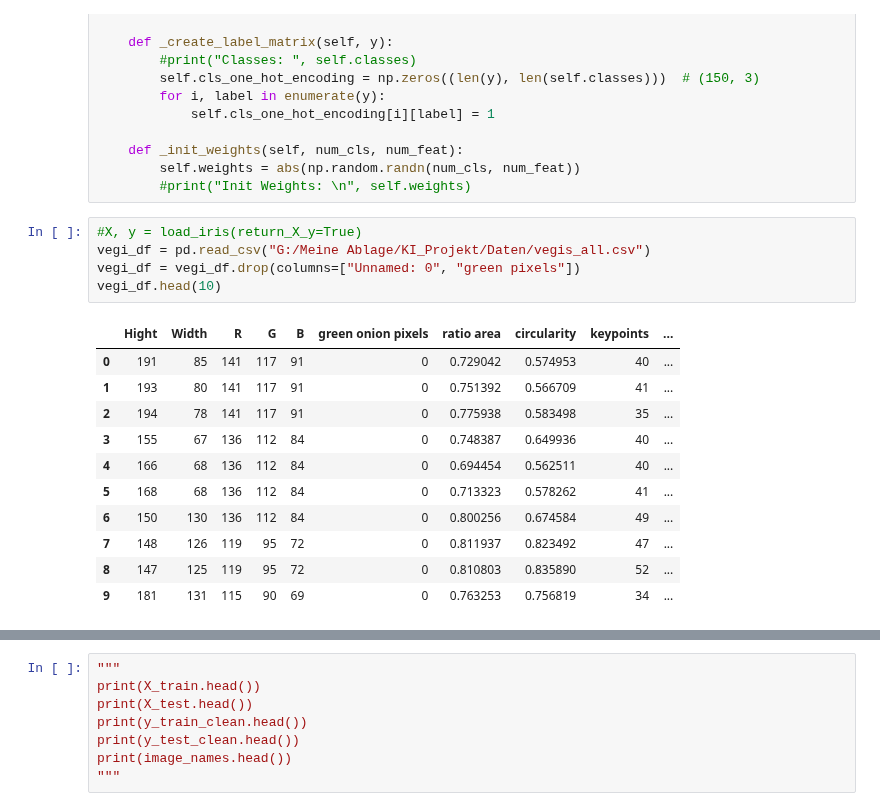
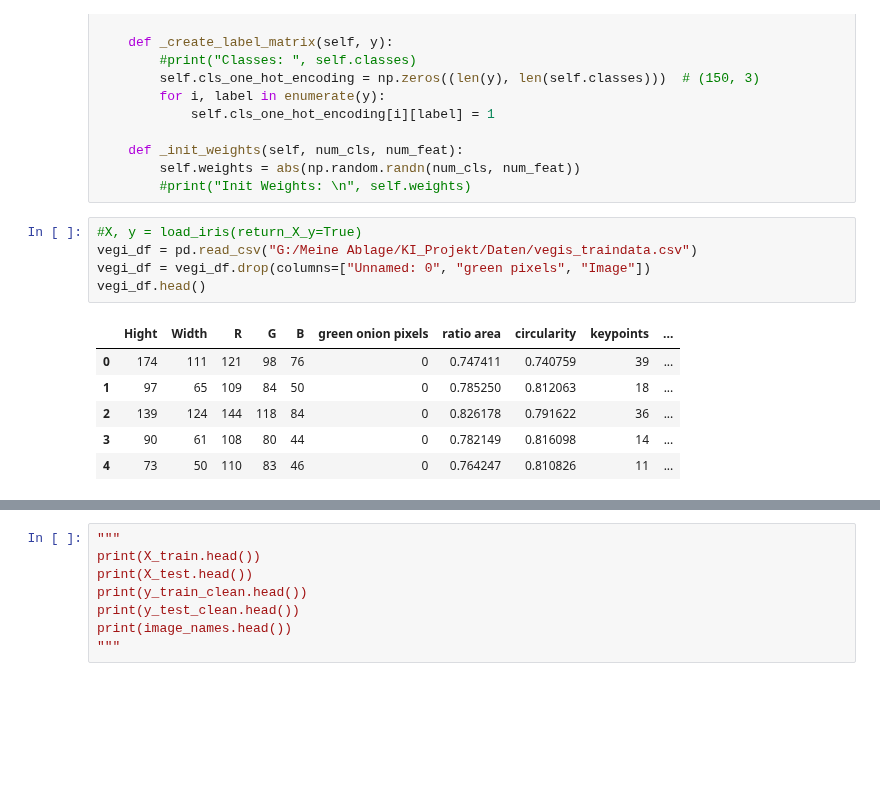
Before and after one commit to leons1396/AI_project, a Jupyter notebook: AI_models/scratch_models/scratch_logistic_regression.ipynb, the cells around one changed output, grey strips where cells are left out. Drawn from its saved outputs; the diff is of its cells as text; blank space fills up the shorter version.

```diff
--- a/AI_models/scratch_models/scratch_logistic_regression.ipynb
+++ b/AI_models/scratch_models/scratch_logistic_regression.ipynb
@@ -77,21 +77,16 @@ class LogisticRegressionClassifier:
         #print("Init Weights: \n", self.weights)
 # %%
 #X, y = load_iris(return_X_y=True)
-vegi_df = pd.read_csv("G:/Meine Ablage/KI_Projekt/Daten/vegis_all.csv")
-vegi_df = vegi_df.drop(columns=["Unnamed: 0", "green pixels"])
-vegi_df.head(10)
+vegi_df = pd.read_csv("G:/Meine Ablage/KI_Projekt/Daten/vegis_traindata.csv")
+vegi_df = vegi_df.drop(columns=["Unnamed: 0", "green pixels", "Image"])
+vegi_df.head()
 # %% [output]
 |  | Hight | Width | R | G | B | green onion pixels | ratio area | circularity | keypoints | ... |
-| 0 | 191 | 85 | 141 | 117 | 91 | 0 | 0.729042 | 0.574953 | 40 | ... |
-| 1 | 193 | 80 | 141 | 117 | 91 | 0 | 0.751392 | 0.566709 | 41 | ... |
-| 2 | 194 | 78 | 141 | 117 | 91 | 0 | 0.775938 | 0.583498 | 35 | ... |
-| 3 | 155 | 67 | 136 | 112 | 84 | 0 | 0.748387 | 0.649936 | 40 | ... |
-| 4 | 166 | 68 | 136 | 112 | 84 | 0 | 0.694454 | 0.562511 | 40 | ... |
-| 5 | 168 | 68 | 136 | 112 | 84 | 0 | 0.713323 | 0.578262 | 41 | ... |
-| 6 | 150 | 130 | 136 | 112 | 84 | 0 | 0.800256 | 0.674584 | 49 | ... |
-| 7 | 148 | 126 | 119 | 95 | 72 | 0 | 0.811937 | 0.823492 | 47 | ... |
-| 8 | 147 | 125 | 119 | 95 | 72 | 0 | 0.810803 | 0.835890 | 52 | ... |
-| 9 | 181 | 131 | 115 | 90 | 69 | 0 | 0.763253 | 0.756819 | 34 | ... |
+| 0 | 174 | 111 | 121 | 98 | 76 | 0 | 0.747411 | 0.740759 | 39 | ... |
+| 1 | 97 | 65 | 109 | 84 | 50 | 0 | 0.785250 | 0.812063 | 18 | ... |
+| 2 | 139 | 124 | 144 | 118 | 84 | 0 | 0.826178 | 0.791622 | 36 | ... |
+| 3 | 90 | 61 | 108 | 80 | 44 | 0 | 0.782149 | 0.816098 | 14 | ... |
+| 4 | 73 | 50 | 110 | 83 | 46 | 0 | 0.764247 | 0.810826 | 11 | ... |
 # %%
 vegi_encoded_df = vegi_df.copy()
 
```
Also changed, not shown: parts of 14 cells of this notebook, 6 other files.
